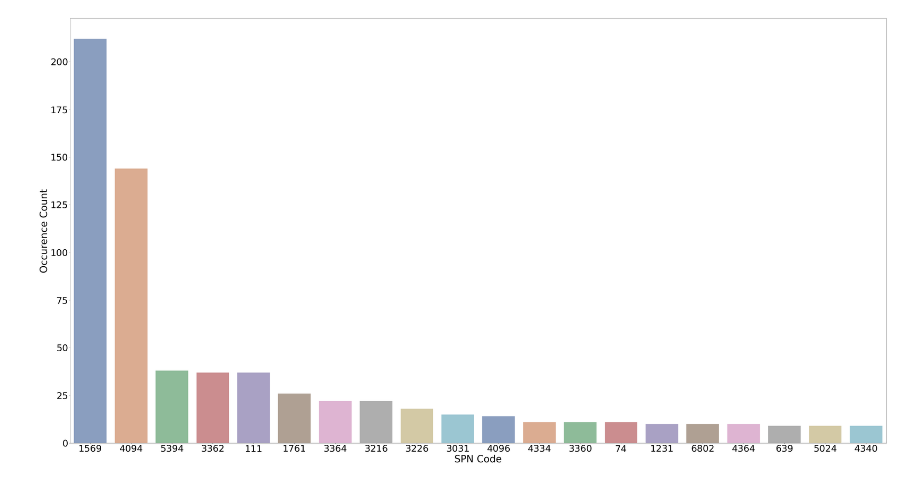
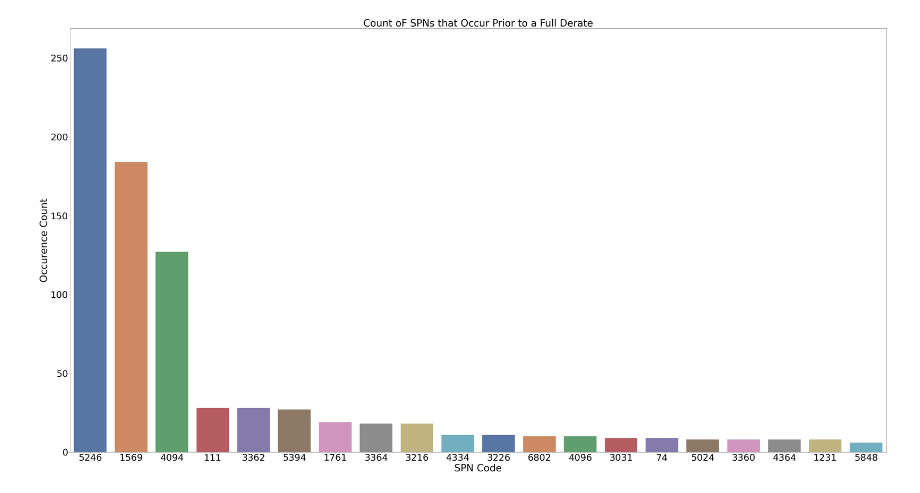
Before and after one commit to nss-data-science-cohort-5/big_g_express-eye_of_the_tiger, a Jupyter notebook: notebooks/Habeeb Analysis.ipynb, the cells around one changed output. Cells and saved outputs as stored; diff of their text form; code cells hidden in the pictures.

```diff
--- a/notebooks/Habeeb Analysis.ipynb
+++ b/notebooks/Habeeb Analysis.ipynb
@@ -42,0 +62,2 @@ derates_onboard_merged[derates_onboard_merged['EquipmentID'] == '305']
+# %%
+combined_df = ob_faults.drop(columns=['actionDescription','repair_center','faultValue'])
@@ -43,10 +80,39 @@ derates_onboard_merged[derates_onboard_merged['EquipmentID'] == '305']
 # %%
-condensed_df = derates_onboard_merged.sort_values(['EquipmentID', 'EventTimeStamp', 'spn', 'fmi'])[['EquipmentID', 'EventTimeStamp', 'eventDescription', 'spn', 'fmi', 'active', 'activeTransitionCount']]
+condensed_df = combined_df.sort_values(['EquipmentID', 'EventTimeStamp', 'spn', 'fmi'])[[
+    'EquipmentID',
+    'EventTimeStamp',
+    'eventDescription',
+    'spn',
+    'fmi',
+    'active',
+    'activeTransitionCount',
+    'AcceleratorPedal',
+    'BarometricPressure',
+    'CruiseControlActive',
+    'CruiseControlSetSpeed',
+    'DistanceLtd',
+    'EngineCoolantTemperature',
+    'EngineLoad',
+    'EngineOilPressure',
+    'EngineOilTemperature',
+    'EngineRpm',
+    'EngineTimeLtd',
+    'FuelLevel',
+    'FuelLtd',
+    'FuelRate',
+    'FuelTemperature',
+    'IgnStatus',
+    'IntakeManifoldTemperature',
+    'LampStatus',
+    'ParkingBrake',
+    'ServiceDistance',
+    'Speed',
+    'SwitchedBatteryVoltage',
+    'Throttle',
+    'TurboBoostPressure']]
 
-mask = ((test2['spn'] == 5246) |
-        (test2['spn'].shift(-1) == 5246))
+mask = ((condensed_df['spn'].shift(-1) == 5246))
 
 spn_prior_to_derate = condensed_df[mask]
 
-spn_count = spn_prior_to_derate.groupby('spn').count().reset_index()
-spn_count = spn_count[~(spn_count['spn'] == 5246)].sort_values('EquipmentID', ascending=False).head(20)
+spn_count = spn_prior_to_derate.groupby('spn').count().reset_index().sort_values('EquipmentID', ascending=False).head(20)
@@ -53,22 +162,21 @@ spn_count = spn_count[~(spn_count['spn'] == 5246)].sort_values('EquipmentID', as
 # %%
 fontsize = 40
 
 fig, ax = plt.subplots(figsize=(60, 32))
 sns.barplot(x = 'spn',
             y = 'EquipmentID',
             data = spn_count,
             dodge = False,
             palette = "deep",
             ax = ax,
-            alpha = 0.7,
             order = spn_count.sort_values('EquipmentID', ascending=False).spn)
 
 plt.xlabel('SPN Code', fontsize = fontsize)
 plt.xticks(fontsize = fontsize - 2)
 
 plt.ylabel('Occurence Count', fontsize = fontsize)
 plt.yticks(fontsize = fontsize - 2)
 
-plt.title('');
+plt.title('Count oF SPNs that Occur Prior to a Full Derate', fontsize = fontsize);
 # %% [output]
-[figure, old version]
+[figure, new version]
```
Also changed, not shown: parts of 15 cells of this notebook.
